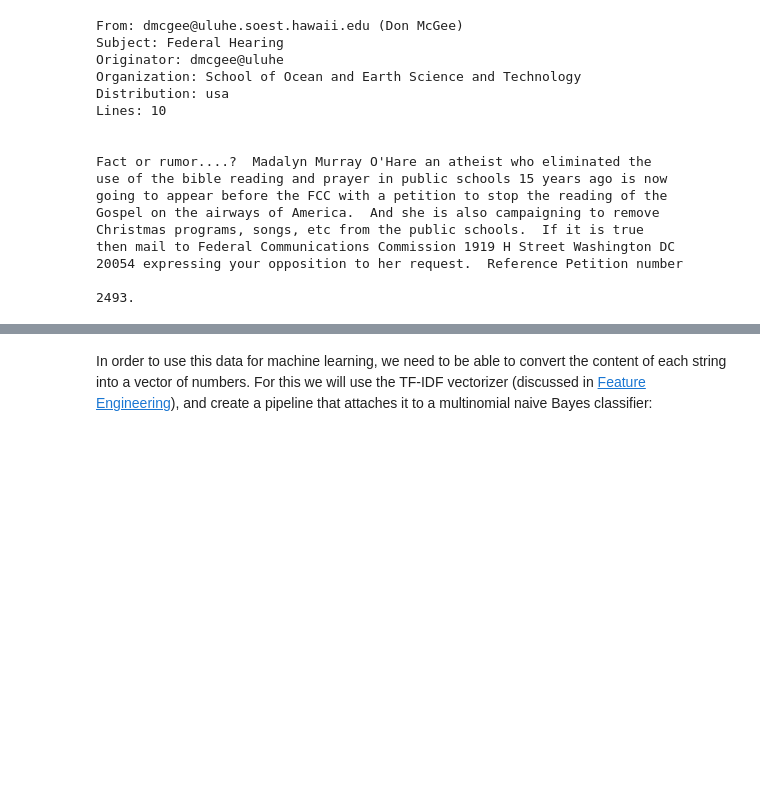
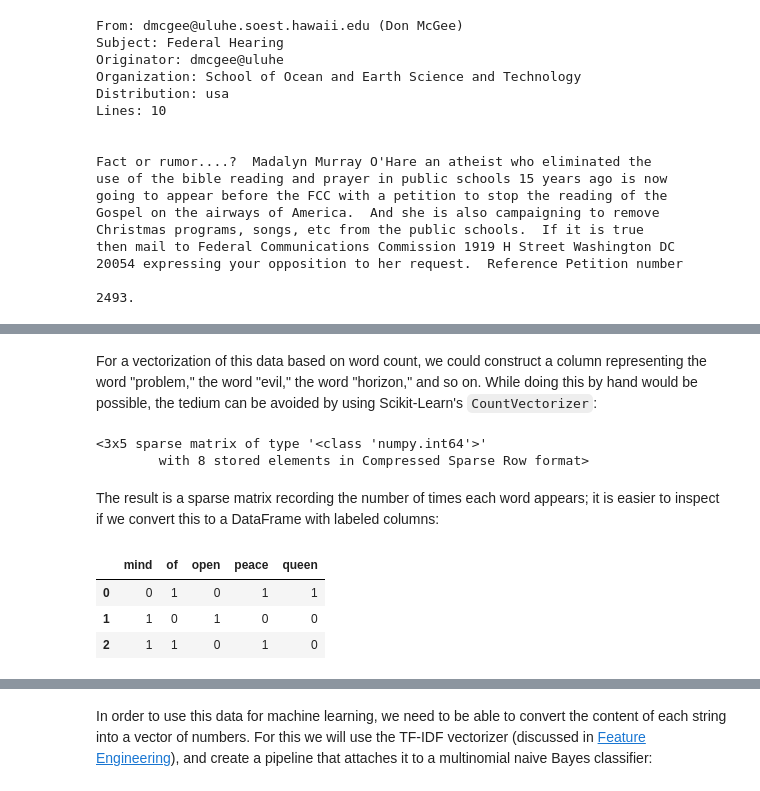
Before and after one commit to johntango/Cert3, a Jupyter notebook: NaiveBayes.ipynb, the cells around one changed output, grey strips where cells are left out. Saved outputs shown, nothing was run; the diff lists cells and outputs as text; code cells hidden in the pictures; blank space fills up the shorter version.

```diff
--- a/NaiveBayes.ipynb
+++ b/NaiveBayes.ipynb
@@ -156,0 +161,26 @@ then mail to Federal Communications Commission 1919 H Street Washington DC
+# %%
+text = ['queen of peace',
+          'open mind',
+          'peace of mind']
+# %% [markdown]
+For a vectorization of this data based on word count, we could construct a column representing the word "problem," the word "evil," the word "horizon," and so on.
+While doing this by hand would be possible, the tedium can be avoided by using Scikit-Learn's ``CountVectorizer``:
+# %%
+from sklearn.feature_extraction.text import CountVectorizer
+
+vec = CountVectorizer()
+X = vec.fit_transform(text)
+X
+# %% [output]
+<3x5 sparse matrix of type '<class 'numpy.int64'>'
+        with 8 stored elements in Compressed Sparse Row format>
+# %% [markdown]
+The result is a sparse matrix recording the number of times each word appears; it is easier to inspect if we convert this to a DataFrame with labeled columns:
+# %%
+import pandas as pd
+pd.DataFrame(X.toarray(), columns=vec.get_feature_names())
+# %% [output]
+|  | mind | of | open | peace | queen |
+| 0 | 0 | 1 | 0 | 1 | 1 |
+| 1 | 1 | 0 | 1 | 0 | 0 |
+| 2 | 1 | 1 | 0 | 1 | 0 |
```
Also changed, not shown: parts of 5 cells of this notebook.
